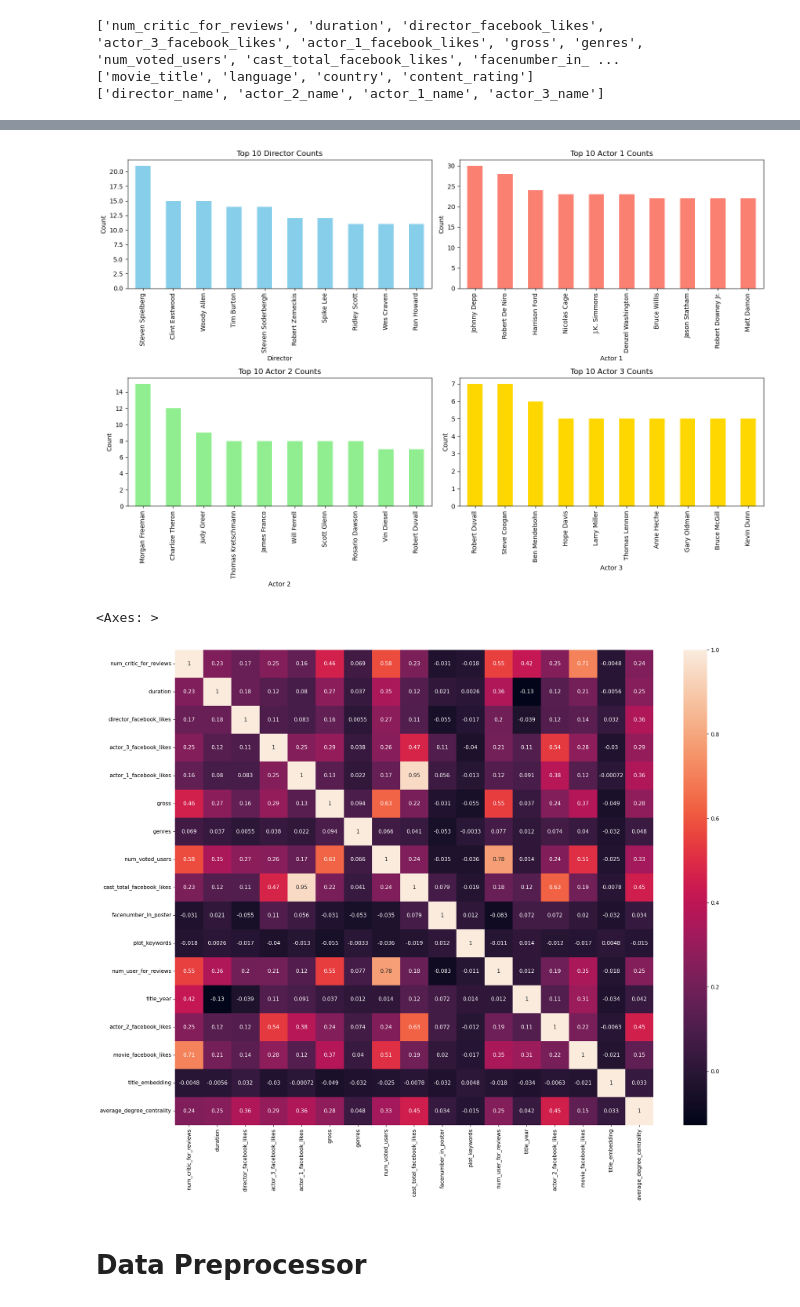
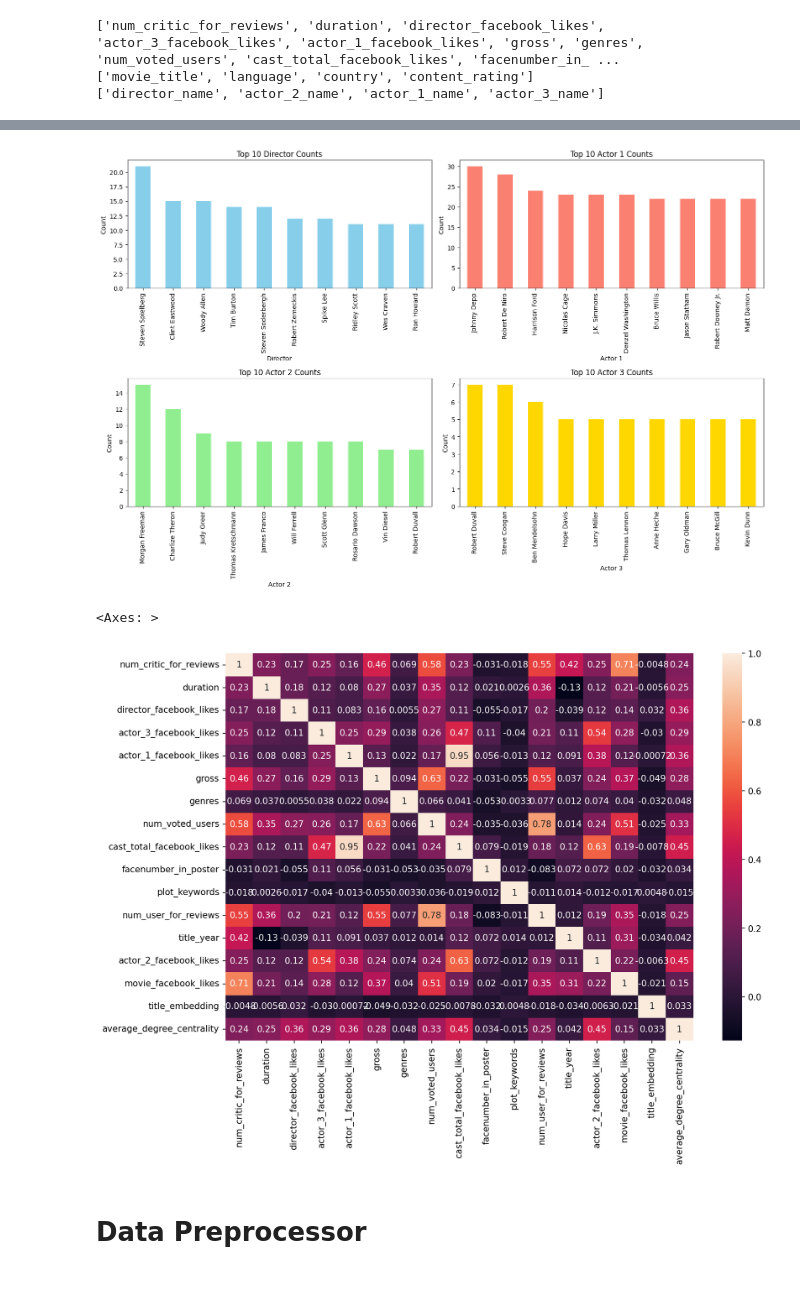
Before and after one commit to JZYNX/ML-assignment-2, a Jupyter notebook: COMP30027-Project2.ipynb, the cells around one changed output, grey strips where cells are left out. Drawn from its saved outputs; the diff is of its cells as text; code cells hidden in the pictures.

```diff
--- a/COMP30027-Project2.ipynb
+++ b/COMP30027-Project2.ipynb
@@ -254,35 +266,35 @@ axes[0, 0].set_title('Top 10 Director Counts')
 axes[0, 0].set_xlabel('Director')
 axes[0, 0].set_ylabel('Count')
 
 # Plot actor 1 counts
 X['actor_1_name'].value_counts().head(10).plot(kind='bar', ax=axes[0, 1], color='salmon')
 axes[0, 1].set_title('Top 10 Actor 1 Counts')
 axes[0, 1].set_xlabel('Actor 1')
 axes[0, 1].set_ylabel('Count')
 
 # Plot actor 2 counts
 X['actor_2_name'].value_counts().head(10).plot(kind='bar', ax=axes[1, 0], color='lightgreen')
 axes[1, 0].set_title('Top 10 Actor 2 Counts')
 axes[1, 0].set_xlabel('Actor 2')
 axes[1, 0].set_ylabel('Count')
 
 # Plot actor 3 counts
 X['actor_3_name'].value_counts().head(10).plot(kind='bar', ax=axes[1, 1], color='gold')
 axes[1, 1].set_title('Top 10 Actor 3 Counts')
 axes[1, 1].set_xlabel('Actor 3')
 axes[1, 1].set_ylabel('Count')
 
 plt.tight_layout()
 plt.show()
 
 # Correlation HeatMap
-plt.figure(figsize=(20,16), dpi=150)
+plt.figure(figsize=(12,8), dpi=150)
 sns.heatmap(X[numeric_features].corr(), annot=True)
 # %% [output]
 [figure]
 [figure]
 <Axes: >
-[figure, old version]
+[figure, new version]
 # %% [markdown]
 # Data Preprocessor
 # %%
```
Also changed, not shown: parts of 20 cells of this notebook, 3 other files.
